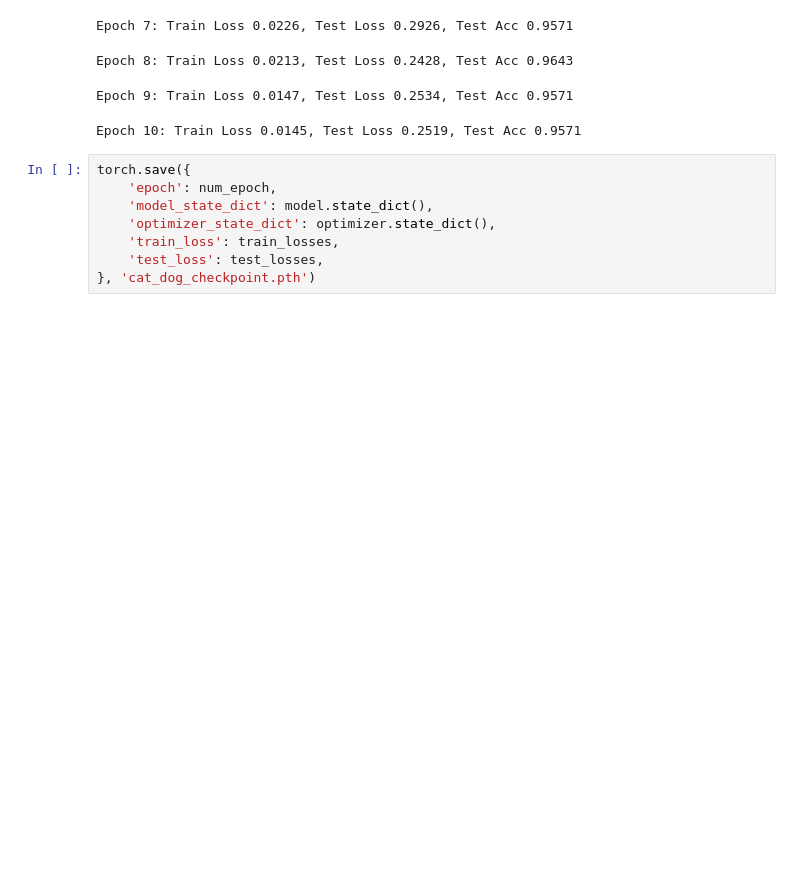
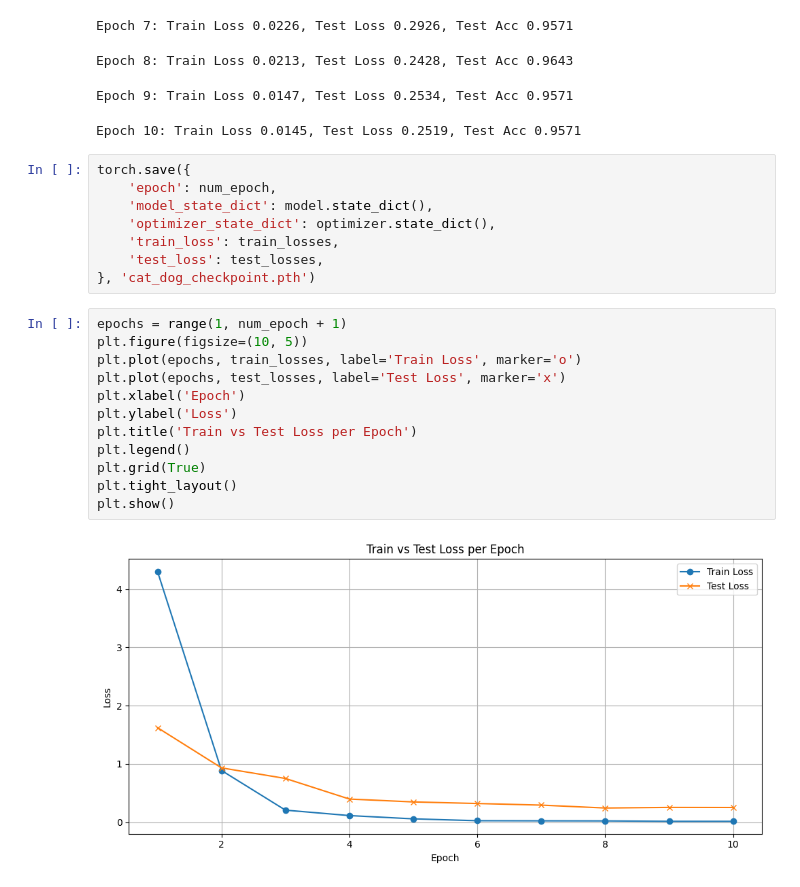
Before and after one commit to mrcahyono26proton/Machine-Learning-2--Kelompok-3, a Jupyter notebook: Week04/tugas-4.ipynb, the cells around one changed output. Drawn from its saved outputs; the diff is of its cells as text; blank space fills up the shorter version.

Commit message:
visualisasi

```diff
--- a/Week04/tugas-4.ipynb
+++ b/Week04/tugas-4.ipynb
@@ -150,3 +150,17 @@ torch.save({
     'train_loss': train_losses,
     'test_loss': test_losses,
 }, 'cat_dog_checkpoint.pth')
+# %%
+epochs = range(1, num_epoch + 1)
+plt.figure(figsize=(10, 5))
+plt.plot(epochs, train_losses, label='Train Loss', marker='o')
+plt.plot(epochs, test_losses, label='Test Loss', marker='x')
+plt.xlabel('Epoch')
+plt.ylabel('Loss')
+plt.title('Train vs Test Loss per Epoch')
+plt.legend()
+plt.grid(True)
+plt.tight_layout()
+plt.show()
+# %% [output]
+[figure, added]
```
Also changed, not shown: parts of 2 cells of this notebook.
